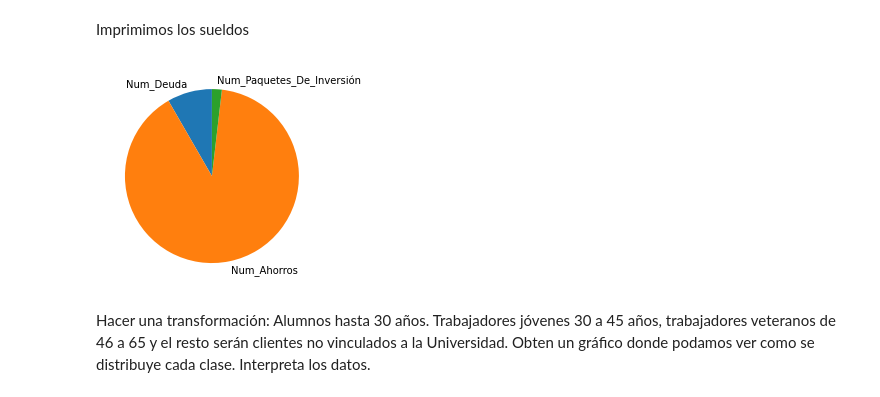
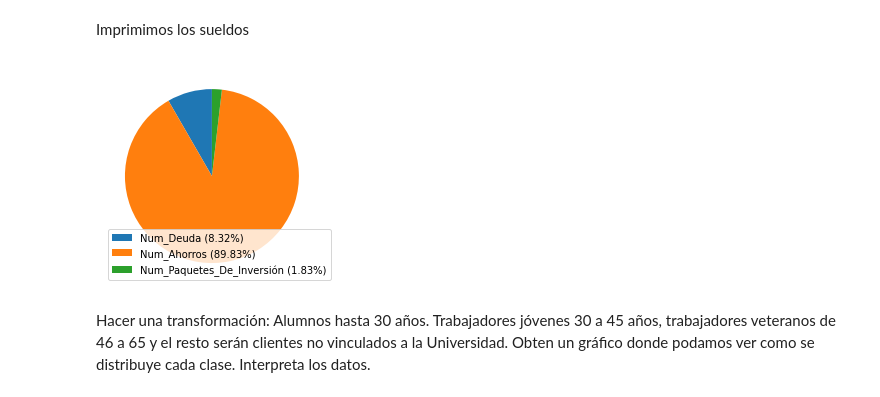
Before and after one commit to javierarteagapuell/deeplearning, a Jupyter notebook: Ejercicio2.ipynb, the cells around one changed output. Saved outputs shown, nothing was run; the diff lists cells and outputs as text; code cells hidden in the pictures.

```diff
--- a/Ejercicio2.ipynb
+++ b/Ejercicio2.ipynb
@@ -134,14 +134,15 @@ Imprimimos los sueldos
 # %%
 import matplotlib.pyplot as plt
 import numpy as np
 
 y = np.array([Num_Deuda, Num_Ahorros, Num_Paquetes_De_Inversión])
-mylabels= ["Num_Deuda", "Num_Ahorros", "Num_Paquetes_De_Inversión"]
+mylabels= ["Num_Deuda (8.32%)", "Num_Ahorros (89.83%)", "Num_Paquetes_De_Inversión (1.83%)"]
 
-plt.pie(y, labels = mylabels, startangle = 90)
+plt.pie(y, startangle = 90)
+plt.legend(labels = mylabels, loc="best")
 plt.show()
 # %% [output]
-[figure, old version]
+[figure, new version]
 # %% [markdown]
 Hacer una transformación:
 Alumnos hasta  30  años.  Trabajadores  jóvenes
```
